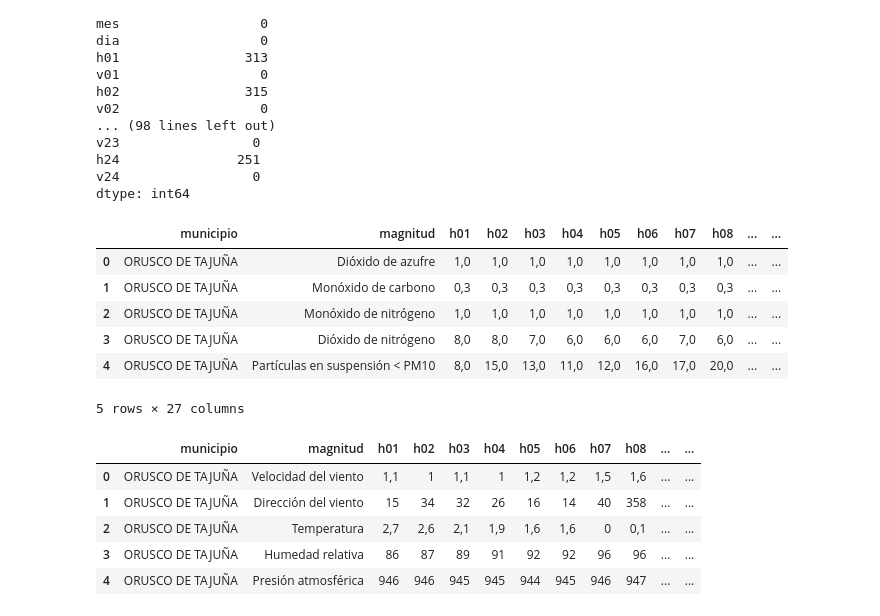
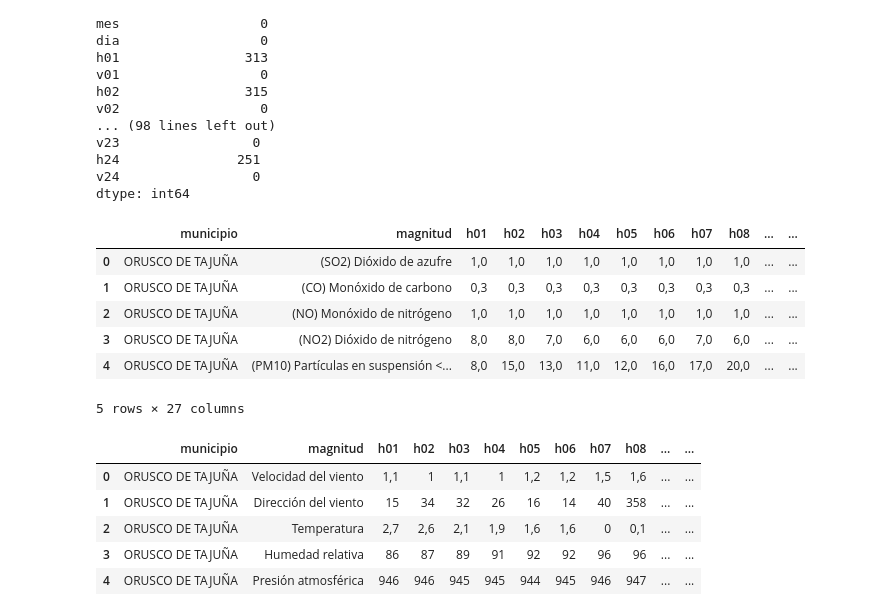
Before and after one commit to Yakondra/Final-project-air-quality, a Jupyter notebook: src/Air_quality.ipynb, the cells around one changed output. Cells and saved outputs as stored; diff of their text form; code cells hidden in the pictures.

```diff
--- a/src/Air_quality.ipynb
+++ b/src/Air_quality.ipynb
@@ -158,33 +158,33 @@ municipal_dictionary = {
 # %%
 # Crear diccionario de las magnitudes contaminantes
 popullant = {
-    1: 'Dióxido de azufre',
-    6: 'Monóxido de carbono',
-    7: 'Monóxido de nitrógeno',
-    8: 'Dióxido de nitrógeno',
-    9: 'Partículas en suspensión < PM2,5',
-    10: 'Partículas en suspensión < PM10',
-    12: 'Óxidos de nitrógeno',
-    14: 'Ozono',
-    20: 'Tolueno',
-    22: 'Black Carbon',
-    30: 'Benceno',
+    1: '(SO2) Dióxido de azufre',
+    6: '(CO) Monóxido de carbono',
+    7: '(NO) Monóxido de nitrógeno',
+    8: '(NO2) Dióxido de nitrógeno',
+    9: '(PM2,5) Partículas en suspensión < PM2,5',
+    10: '(PM10) Partículas en suspensión < PM10',
+    12: '(NOx)Óxidos de nitrógeno',
+    14: '(O3) Ozono',
+    20: '(CH3) Tolueno',
+    22: '(BC) Black Carbon',
+    30: '(C6H6) Benceno',
     42: 'Hidrocarburos totales',
     44: 'Hidrocarburos no metánicos',
     431: 'MetaParaXileno'
 }
 
 
 pollution_2020['municipio'] = pollution_2020['municipio'].map(municipal_dictionary)
 pollution_2020['magnitud'] = pollution_2020['magnitud'].map(popullant)
 pollution_2020.head()
 # %% [output]
 |  | municipio | magnitud | h01 | h02 | h03 | h04 | h05 | h06 | h07 | h08 | ... | ... |
-| 0 | ORUSCO DE TAJUÑA | Dióxido de azufre | 1,0 | 1,0 | 1,0 | 1,0 | 1,0 | 1,0 | 1,0 | 1,0 | ... | ... |
-| 1 | ORUSCO DE TAJUÑA | Monóxido de carbono | 0,3 | 0,3 | 0,3 | 0,3 | 0,3 | 0,3 | 0,3 | 0,3 | ... | ... |
-| 2 | ORUSCO DE TAJUÑA | Monóxido de nitrógeno | 1,0 | 1,0 | 1,0 | 1,0 | 1,0 | 1,0 | 1,0 | 1,0 | ... | ... |
-| 3 | ORUSCO DE TAJUÑA | Dióxido de nitrógeno | 8,0 | 8,0 | 7,0 | 6,0 | 6,0 | 6,0 | 7,0 | 6,0 | ... | ... |
-| 4 | ORUSCO DE TAJUÑA | Partículas en suspensión < PM10 | 8,0 | 15,0 | 13,0 | 11,0 | 12,0 | 16,0 | 17,0 | 20,0 | ... | ... |
+| 0 | ORUSCO DE TAJUÑA | (SO2) Dióxido de azufre | 1,0 | 1,0 | 1,0 | 1,0 | 1,0 | 1,0 | 1,0 | 1,0 | ... | ... |
+| 1 | ORUSCO DE TAJUÑA | (CO) Monóxido de carbono | 0,3 | 0,3 | 0,3 | 0,3 | 0,3 | 0,3 | 0,3 | 0,3 | ... | ... |
+| 2 | ORUSCO DE TAJUÑA | (NO) Monóxido de nitrógeno | 1,0 | 1,0 | 1,0 | 1,0 | 1,0 | 1,0 | 1,0 | 1,0 | ... | ... |
+| 3 | ORUSCO DE TAJUÑA | (NO2) Dióxido de nitrógeno | 8,0 | 8,0 | 7,0 | 6,0 | 6,0 | 6,0 | 7,0 | 6,0 | ... | ... |
+| 4 | ORUSCO DE TAJUÑA | (PM10) Partículas en suspensión <... | 8,0 | 15,0 | 13,0 | 11,0 | 12,0 | 16,0 | 17,0 | 20,0 | ... | ... |
 5 rows × 27 columns
 # %%
 # Crear diccionario de las magnitudes meteorológicas
```
